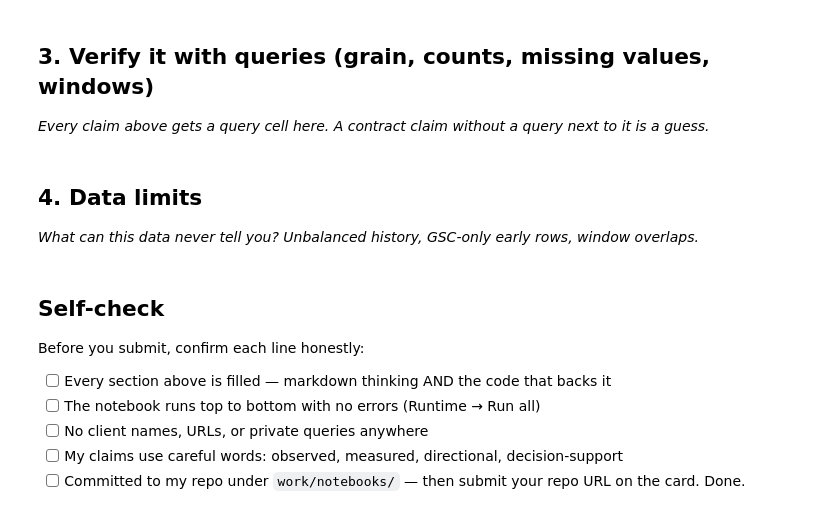
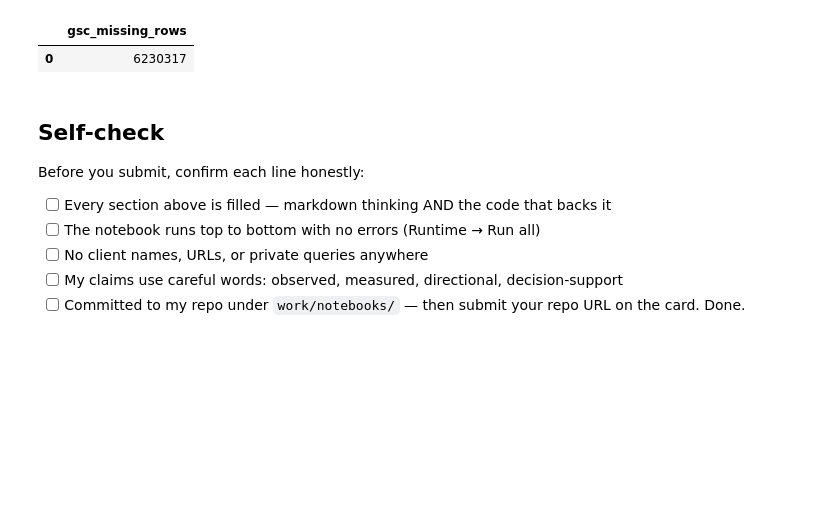
Before and after one commit to Hussainhhgh/flyrank-ml-internship, a Jupyter notebook: work/notebooks/w03_data_contract.ipynb, the cells around one changed output. Cells and saved outputs as stored; diff of their text form; code cells hidden in the pictures; blank space fills up the shorter version.

```diff
--- a/work/notebooks/w03_data_contract.ipynb
+++ b/work/notebooks/w03_data_contract.ipynb
@@ -20,7 +204,12 @@ This skeleton is yours to fill. Work the sections **in order** — each one has
 # %%
 # This cell is for CODE (numbers, a query, a check).
 # Write your text answer in the cell ABOVE this one — typing sentences here breaks Run All.
+
+missing_check = con.sql(f"""
+    SELECT COUNT(*) FILTER (WHERE gsc_data_available IS NOT TRUE) AS gsc_missing_rows
+    FROM read_parquet('{month_path}')
+""").df()
+missing_check
+# %% [output]
+|  | gsc_missing_rows |
+| 0 | 6230317 |
-# %% [markdown]
-## 3. Verify it with queries (grain, counts, missing values, windows)
-
-*Every claim above gets a query cell here. A contract claim without a query next to it is a guess.*
@@ -30,4 +215,0 @@ This skeleton is yours to fill. Work the sections **in order** — each one has
-# %% [markdown]
-## 4. Data limits
-
-*What can this data never tell you? Unbalanced history, GSC-only early rows, window overlaps.*
```
Also changed, not shown: parts of 16 cells of this notebook.
